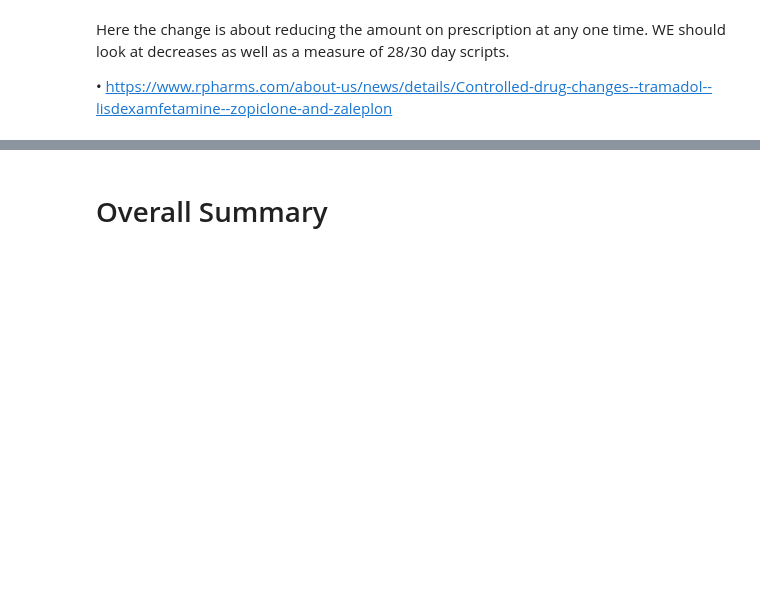
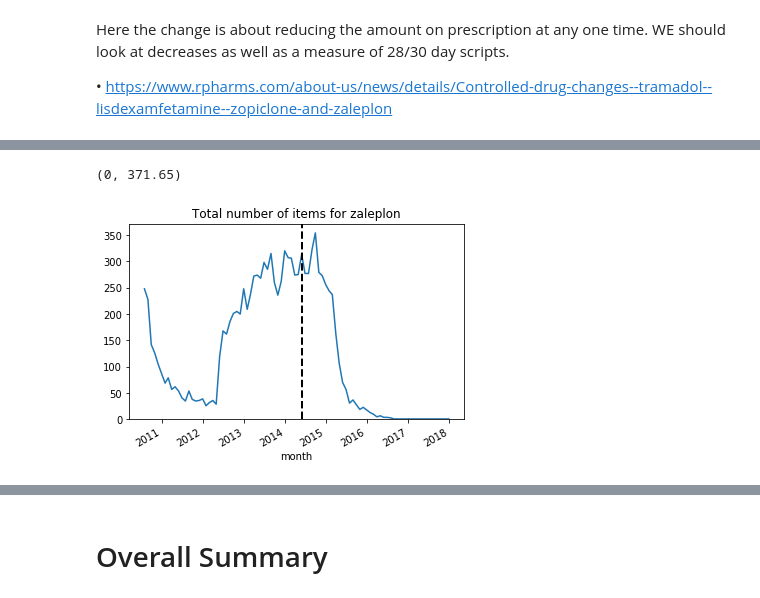
Before and after one commit to ebmdatalab/cd-legislation-notebook, a Jupyter notebook: notebooks/legislative.change.ipynb, the cells around one changed output, grey strips where cells are left out. Saved outputs shown, nothing was run; the diff lists cells and outputs as text; code cells hidden in the pictures; blank space fills up the shorter version.

```diff
--- a/notebooks/legislative.change.ipynb
+++ b/notebooks/legislative.change.ipynb
@@ -149,3 +152,36 @@ plt.ylim(0, 3500000000 )
 Here the change is about reducing the amount on prescription at any one time. WE should look at decreases as well as a measure of 28/30 day scripts.
 
 •	https://www.rpharms.com/about-us/news/details/Controlled-drug-changes--tramadol--lisdexamfetamine--zopiclone-and-zaleplon
+# %%
+sql4 = '''
+WITH
+bnf_tab AS (
+SELECT
+DISTINCT chemical,
+chemical_code
+FROM
+ebmdatalab.hscic.bnf )
+SELECT
+  month,
+  chemical,
+  SUM(items) AS total_items,
+  SUM(actual_cost) AS total_cost
+FROM
+  ebmdatalab.hscic.normalised_prescribing AS rx
+LEFT JOIN
+bnf_tab
+ON
+chemical_code =SUBSTR(rx.bnf_code,1,9)
+WHERE
+ bnf_code LIKE '0401010W0%' OR #zaleplon
+ bnf_code LIKE '0401010Z0%'    #zopiclone
+GROUP BY
+  month,
+  chemical
+ORDER BY
+  month
+'''
+
+df_z_drugs = bq.cached_read(sql4, csv_path=os.path.join('..', 'data', 'df_z_drugs.csv'))
+df_z_drugs['month'] = pd.to_datetime(df_z_drugs['month'])
+df_z_drugs.head(5)
@@ -151,0 +197,9 @@ Here the change is about reducing the amount on prescription at any one time. WE
+# %%
+df_zap = df_z_drugs.loc[df_z_drugs["chemical"] == "Zaleplon"]
+# %%
+ax = df_zap.groupby(["month"])['total_items'].sum().plot(kind='line', title="Total number of items for zaleplon")
+ax.axvline(pd.to_datetime('2014-06-01'), color='black', linestyle='--', lw=2) ##law change
+plt.ylim(0, )
+# %% [output]
+(0, 371.65)
+[figure, added]
```
Also changed, not shown: parts of 8 cells of this notebook, 5 other files.
